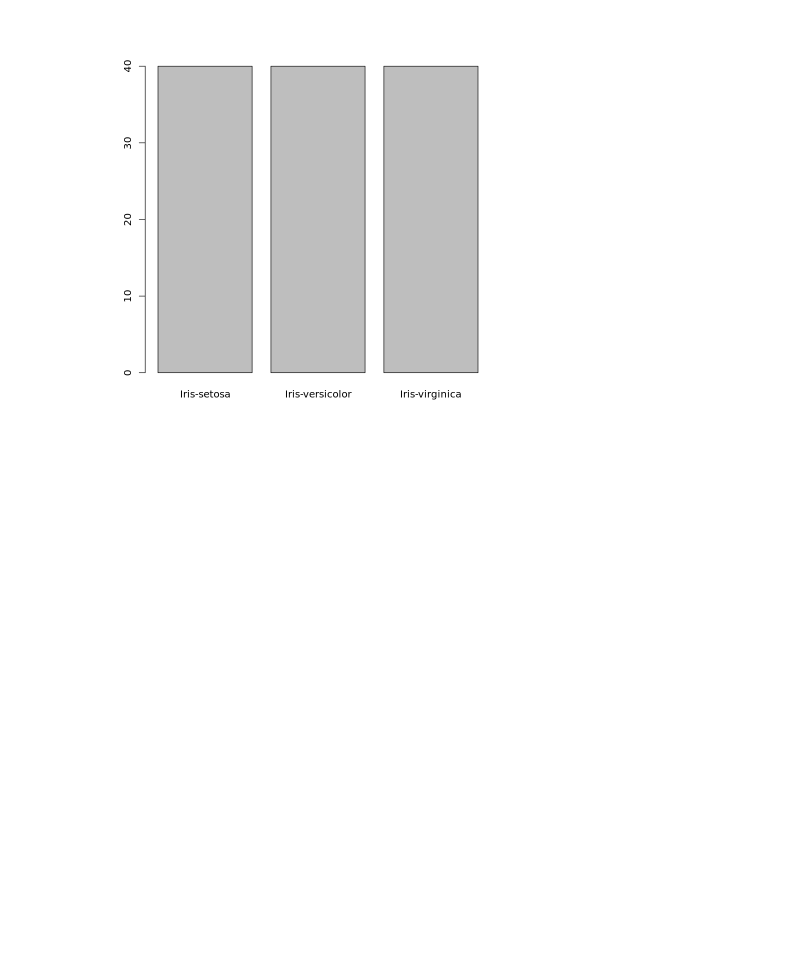
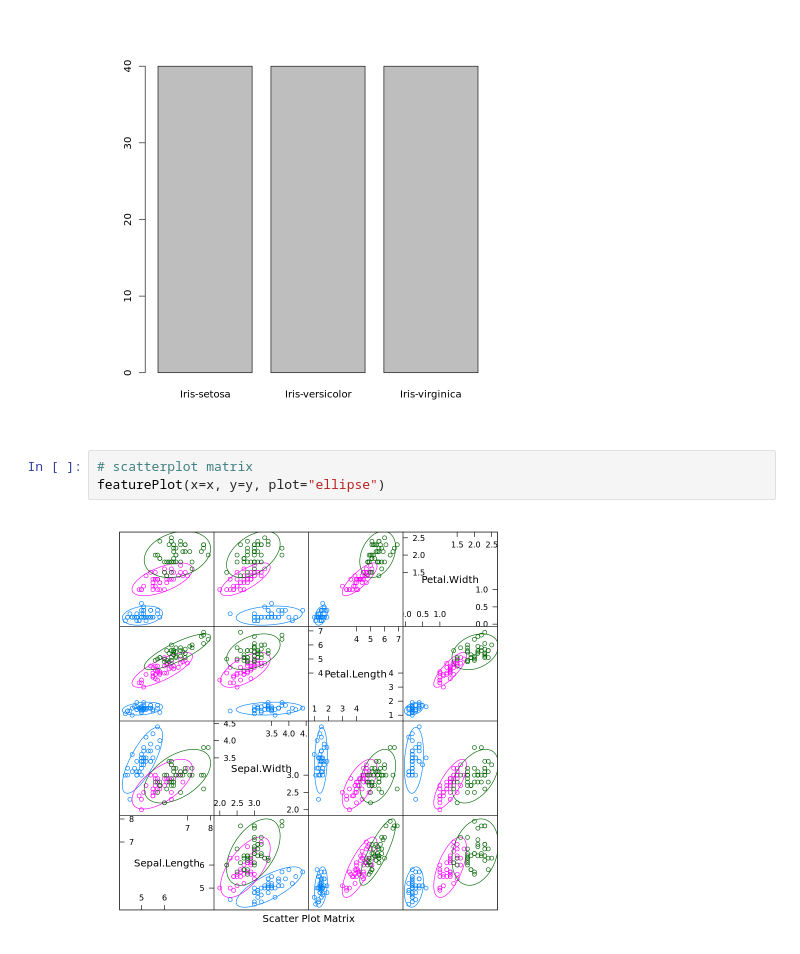
Before and after one commit to AnuRuwan/Repo_formechinelearning--R, a Jupyter notebook: Untitled.ipynb, the cells around one changed output. Cells and saved outputs as stored; diff of their text form; blank space fills up the shorter version.

```diff
--- a/Untitled.ipynb
+++ b/Untitled.ipynb
@@ -112,3 +122,8 @@ par(mfrow=c(1,4))
 plot(y)
 # %% [output]
 [figure]
+# %%
+# scatterplot matrix
+featurePlot(x=x, y=y, plot="ellipse")
+# %% [output]
+[figure, added]
```
Also changed, not shown: parts of 7 cells of this notebook, 1 other file.
